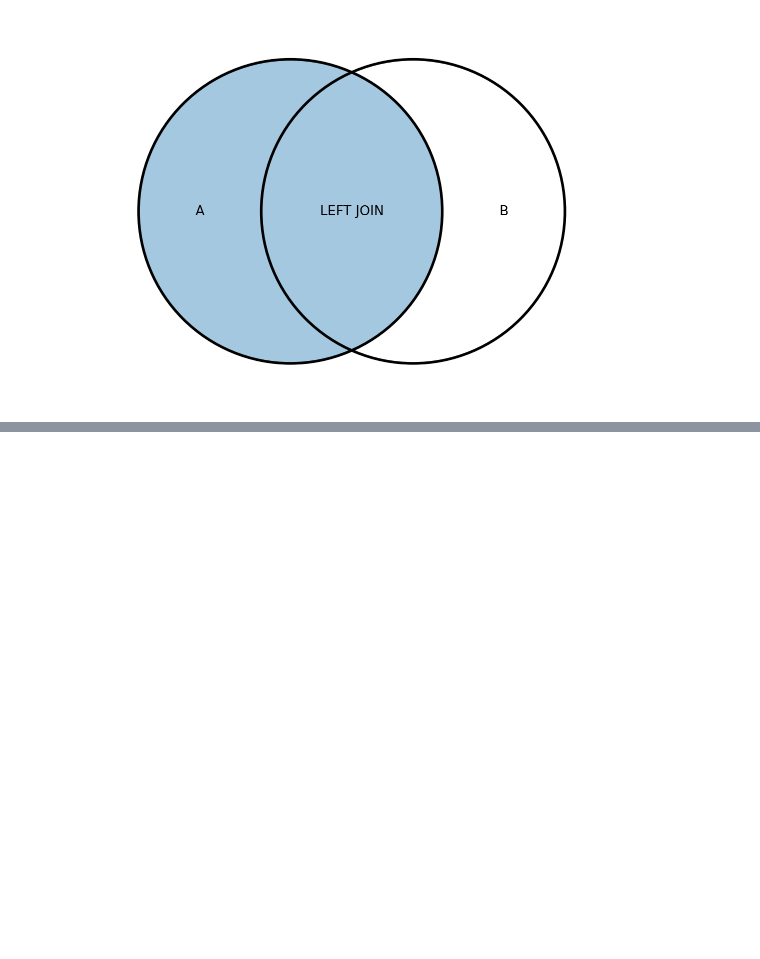
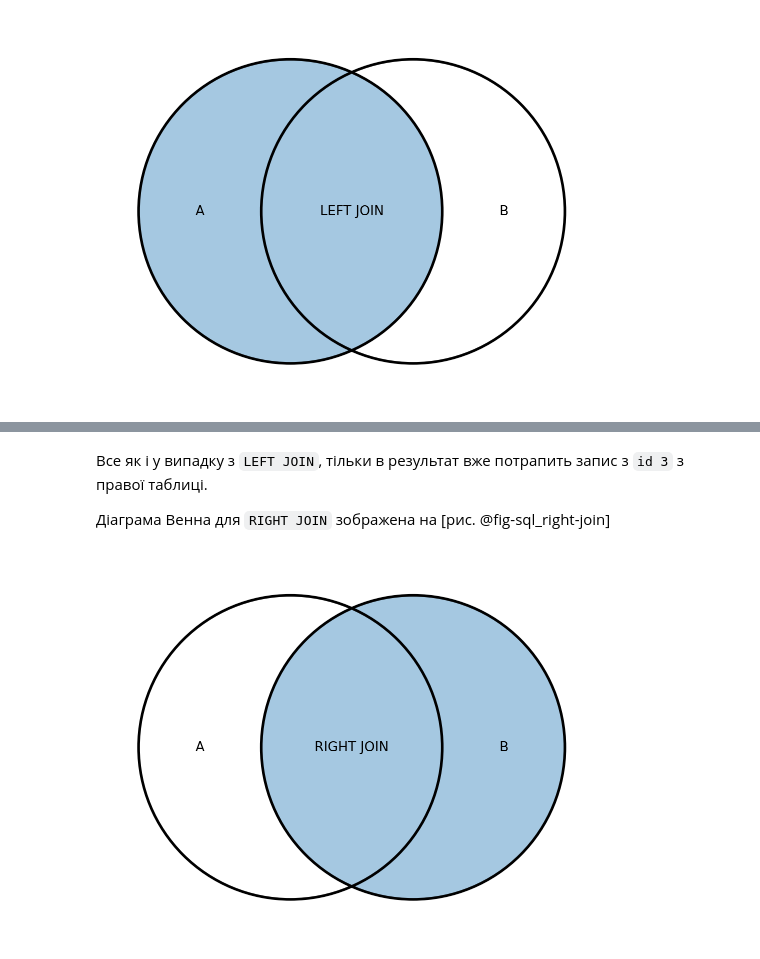
Before and after one commit to Aranaur/py4ds, a Jupyter notebook: sql_join.ipynb, the cells around one changed output, grey strips where cells are left out. Drawn from its saved outputs; the diff is of its cells as text; code cells hidden in the pictures; blank space fills up the shorter version.

Commit message:
add text to join

```diff
--- a/sql_join.ipynb
+++ b/sql_join.ipynb
@@ -427,0 +463,23 @@ v.get_patch_by_id("11").set_color("tab:blue")
+# %% [markdown]
+Все як і у випадку з `LEFT JOIN`, тільки в результат вже потрапить запис з `id 3` з правої таблиці.
+
+Діаграма Венна для `RIGHT JOIN` зображена на [рис. @fig-sql_right-join]
+# %%
+# | echo: false
+# | label: fig-sql_right-join
+# | fig-cap: "Діаграма Венна: LEFT JOIN"
+
+from matplotlib_venn import venn2, venn2_circles
+
+v = venn2(subsets={"10": 1, "01": 1, "11": 1}, set_labels=("", ""))
+c = venn2_circles(subsets=(1, 1, 1))
+# v.get_patch_by_id("10").set_alpha(1.0)
+v.get_patch_by_id("10").set_color("white")
+v.get_label_by_id("10").set_text("A")
+# v.get_patch_by_id("01").set_alpha(1.0)
+v.get_patch_by_id("01").set_color("tab:blue")
+v.get_label_by_id("01").set_text("B")
+v.get_label_by_id("11").set_text("RIGHT JOIN")
+v.get_patch_by_id("11").set_color("tab:blue")
+# %% [output]
+[figure, added]
```
Also changed, not shown: parts of 37 cells of this notebook, 9 other files.
